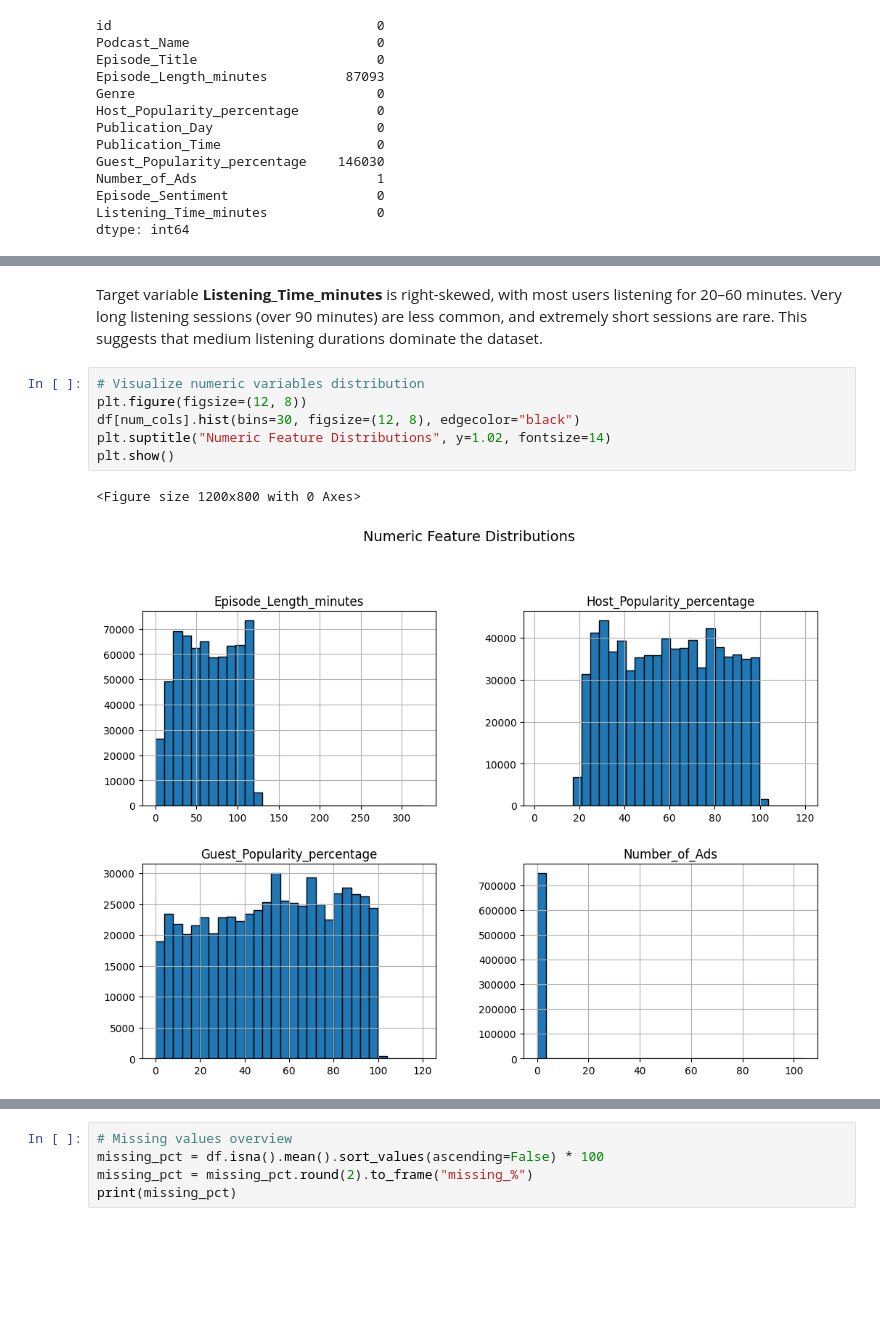
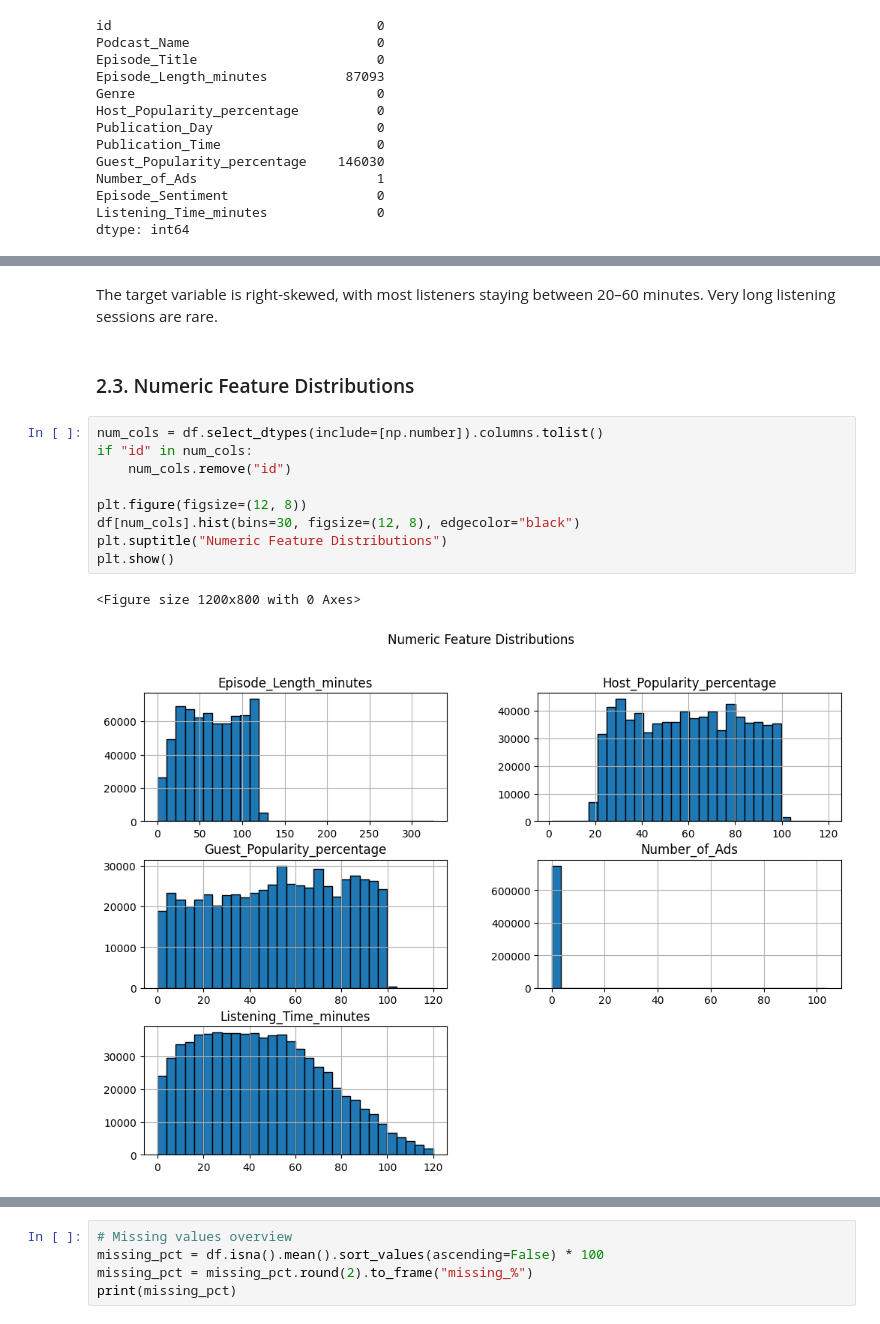
Before and after one commit to MiaTran1112/sds293-final-project, a Jupyter notebook: notebook/exploration.ipynb, the cells around one changed output, grey strips where cells are left out. Saved outputs shown, nothing was run; the diff lists cells and outputs as text; blank space fills up the shorter version.

```diff
--- a/notebook/exploration.ipynb
+++ b/notebook/exploration.ipynb
@@ -122,13 +107,18 @@ plt.show()
 # %% [output]
 [figure]
 # %% [markdown]
-Target variable **Listening_Time_minutes** is right-skewed, with most users listening for 20–60 minutes. Very long listening sessions (over 90 minutes) are less common, and extremely short sessions are rare. This suggests that medium listening durations dominate the dataset.
+The target variable is right-skewed, with most listeners staying between 20–60 minutes. Very long listening sessions are rare.
+# %% [markdown]
+### 2.3. Numeric Feature Distributions
 # %%
-# Visualize numeric variables distribution
+num_cols = df.select_dtypes(include=[np.number]).columns.tolist()
+if "id" in num_cols:
+    num_cols.remove("id")
+
 plt.figure(figsize=(12, 8))
 df[num_cols].hist(bins=30, figsize=(12, 8), edgecolor="black")
-plt.suptitle("Numeric Feature Distributions", y=1.02, fontsize=14)
+plt.suptitle("Numeric Feature Distributions")
 plt.show()
 # %% [output]
 <Figure size 1200x800 with 0 Axes>
-[figure, old version]
+[figure, new version]
```
Also changed, not shown: parts of 88 cells of this notebook.
